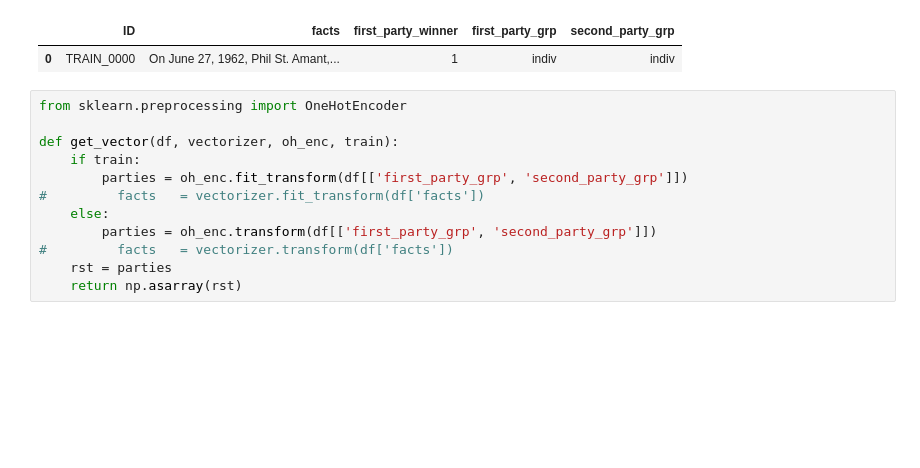
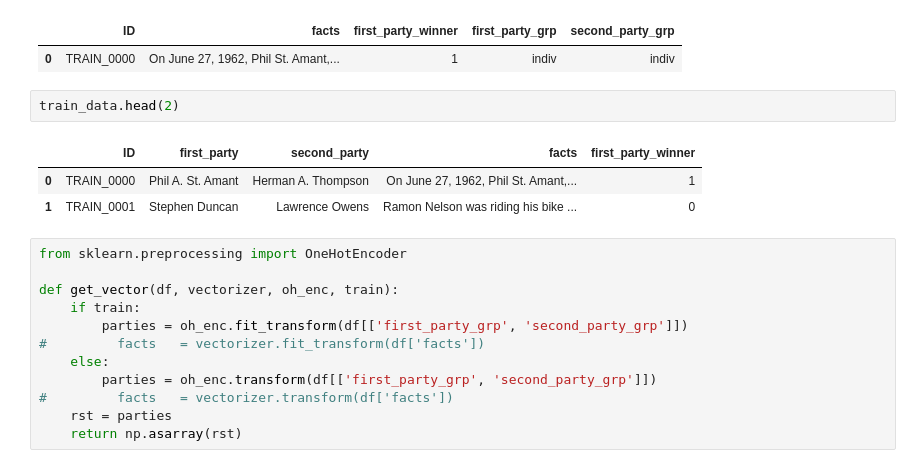
Before and after one commit to competition-team/court-decision-prediction, a Jupyter notebook: court_decision_prediction/exp/djy-2-party_group_only.ipynb, the cells around one changed output. Cells and saved outputs as stored; diff of their text form; blank space fills up the shorter version.

```diff
--- a/court_decision_prediction/exp/djy-2-party_group_only.ipynb
+++ b/court_decision_prediction/exp/djy-2-party_group_only.ipynb
@@ -30,6 +27,12 @@ train_data_pp.head(1)
 # %% [output]
 |  | ID | facts | first_party_winner | first_party_grp | second_party_grp |
 | 0 | TRAIN_0000 | On June 27, 1962, Phil St. Amant,... | 1 | indiv | indiv |
+# %%
+train_data.head(2)
+# %% [output]
+|  | ID | first_party | second_party | facts | first_party_winner |
+| 0 | TRAIN_0000 | Phil A. St. Amant | Herman A. Thompson | On June 27, 1962, Phil St. Amant,... | 1 |
+| 1 | TRAIN_0001 | Stephen Duncan | Lawrence Owens | Ramon Nelson was riding his bike ... | 0 |
 # %%
 from sklearn.preprocessing import OneHotEncoder
 
```
Also changed, not shown: parts of 1 cell of this notebook, 4 other files.
